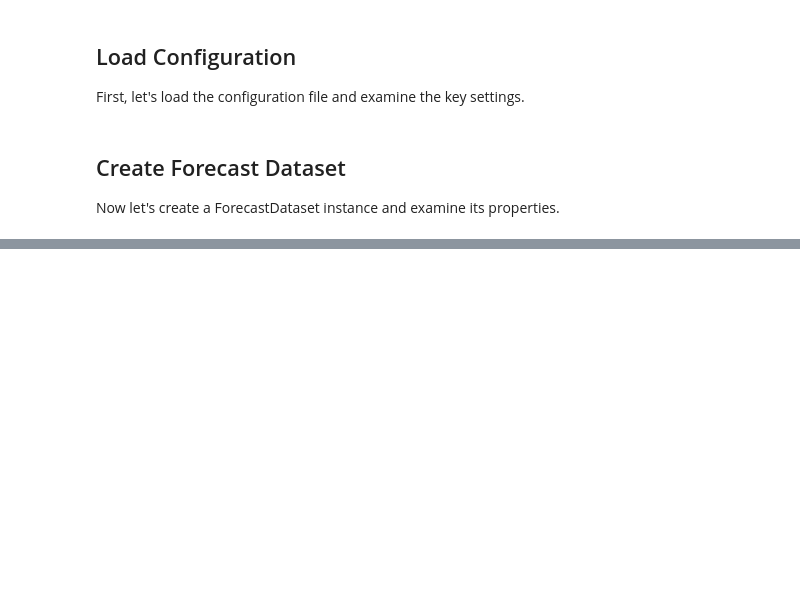
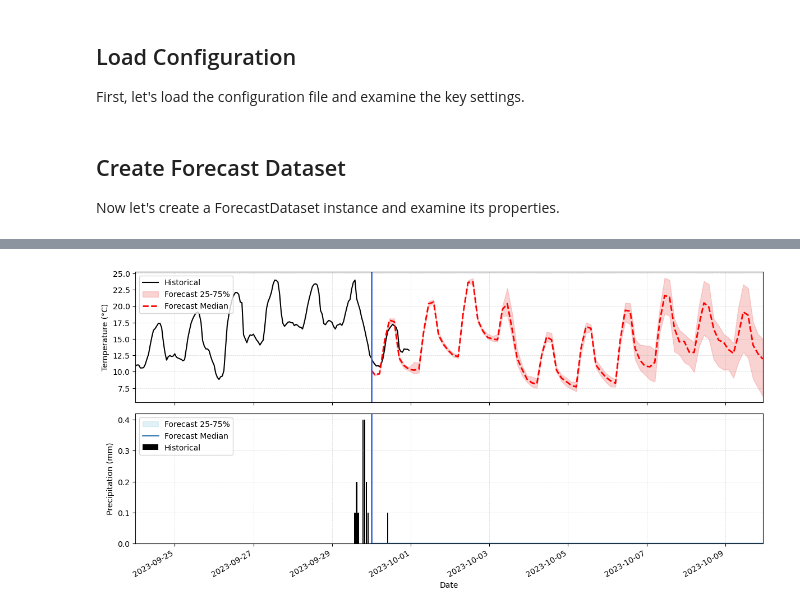
Before and after one commit to gjohnen1/neuralhydrology, a Jupyter notebook: operational_harz/gefs_10d_sample/load_online_forecast_dataset.ipynb, the cells around one changed output, grey strips where cells are left out. Saved outputs shown, nothing was run; the diff lists cells and outputs as text; code cells hidden in the pictures; blank space fills up the shorter version.

```diff
--- a/operational_harz/gefs_10d_sample/load_online_forecast_dataset.ipynb
+++ b/operational_harz/gefs_10d_sample/load_online_forecast_dataset.ipynb
@@ -35,0 +155,95 @@ dataset = OnlineForecastDataset(cfg=config, is_train=True, period='train')
+# %%
+# Plot temperature and precipitation around the latest forecast issue
+from matplotlib import dates as mdates
+
+basin_id = str(xr_dataset['basin'].values[0])
+print(f'Plotting basin: {basin_id}')
+
+def _prefixed(prefix: str, candidates: list[str]) -> list[str]:
+    return [name for name in candidates if name.startswith(prefix)]
+
+temp_hist_var = next((name for name in hist_vars if name.startswith('temperature_2m')), None)
+if temp_hist_var is None:
+    raise ValueError('No historical temperature variable found; adjust the prefix search.')
+
+temp_fcst_candidates = _prefixed('temperature_2m', forecast_vars)
+temp_q25_var = next((name for name in temp_fcst_candidates if name.endswith('_q25')), None)
+temp_q50_var = next((name for name in temp_fcst_candidates if name.endswith('_q50')), None)
+temp_q75_var = next((name for name in temp_fcst_candidates if name.endswith('_q75')), None)
+if not all([temp_q25_var, temp_q50_var, temp_q75_var]):
+    raise ValueError('Expected temperature forecast quantiles (_q25/_q50/_q75) are missing.')
+
+prec_hist_var = next((name for name in hist_vars if name.startswith('precipitation')), None)
+if prec_hist_var is None:
+    precip_fallbacks = [name for name in hist_vars if 'rain' in name.lower()]
+    if not precip_fallbacks:
+        raise ValueError('No historical precipitation variable found; adjust the prefix search.')
+    prec_hist_var = precip_fallbacks[0]
+
+prec_fcst_candidates = _prefixed('precipitation', forecast_vars)
+prec_q25_var = next((name for name in prec_fcst_candidates if name.endswith('_q25')), None)
+prec_q50_var = next((name for name in prec_fcst_candidates if name.endswith('_q50')), None)
+prec_q75_var = next((name for name in prec_fcst_candidates if name.endswith('_q75')), None)
+if not all([prec_q25_var, prec_q50_var, prec_q75_var]):
+    raise ValueError('Expected precipitation forecast quantiles (_q25/_q50/_q75) are missing.')
+
+basin_ds = xr_dataset.sel(basin=basin_id)
+
+temp_history = basin_ds[temp_hist_var].to_series().dropna()
+prec_history = basin_ds[prec_hist_var].to_series().dropna()
+
+latest_issue = basin_ds[temp_q50_var]['issue_time'].values[-1]
+issue_datetime = pd.to_datetime(latest_issue)
+
+temp_q25_da = basin_ds[temp_q25_var].sel(issue_time=latest_issue)
+temp_q50_da = basin_ds[temp_q50_var].sel(issue_time=latest_issue)
+temp_q75_da = basin_ds[temp_q75_var].sel(issue_time=latest_issue)
+lead_times = temp_q50_da['lead_time'].values
+forecast_index = issue_datetime + pd.to_timedelta(lead_times)
+
+temp_q50 = pd.Series(temp_q50_da.values, index=forecast_index).dropna()
+temp_q25 = pd.Series(temp_q25_da.values, index=forecast_index).reindex(temp_q50.index).interpolate(limit_direction='both')
+temp_q75 = pd.Series(temp_q75_da.values, index=forecast_index).reindex(temp_q50.index).interpolate(limit_direction='both')
+
+prec_q25_da = basin_ds[prec_q25_var].sel(issue_time=latest_issue)
+prec_q50_da = basin_ds[prec_q50_var].sel(issue_time=latest_issue)
+prec_q75_da = basin_ds[prec_q75_var].sel(issue_time=latest_issue)
+prec_q50 = pd.Series(prec_q50_da.values, index=forecast_index).dropna()
+prec_q25 = pd.Series(prec_q25_da.values, index=forecast_index).reindex(prec_q50.index).interpolate(limit_direction='both')
+prec_q75 = pd.Series(prec_q75_da.values, index=forecast_index).reindex(prec_q50.index).interpolate(limit_direction='both')
+
+plot_start = issue_datetime - pd.Timedelta(days=6)
+temp_hist_window = temp_history[temp_history.index >= plot_start]
+prec_hist_window = prec_history[prec_history.index >= plot_start]
+
+if len(prec_hist_window.index) > 1:
+    delta_seconds = (prec_hist_window.index[1] - prec_hist_window.index[0]).to_numpy() / np.timedelta64(1, 's')
+    bar_width = delta_seconds / (24 * 3600) * 0.8
+else:
+    bar_width = (1 / 24) * 0.8
+
+fig, (ax_temp, ax_prec) = plt.subplots(2, 1, figsize=(12, 6), sharex=True)
+
+ax_temp.plot(temp_hist_window.index, temp_hist_window.values, color='black', label='Historical')
+ax_temp.fill_between(temp_q25.index, temp_q25.values, temp_q75.values, color='lightcoral', alpha=0.35, label='Forecast 25-75%')
+ax_temp.plot(temp_q50.index, temp_q50.values, color='red', linestyle='--', linewidth=2, label='Forecast Median')
+ax_temp.axvline(issue_datetime, color='royalblue', linewidth=2)
+ax_temp.set_ylabel('Temperature (°C)')
+ax_temp.legend(loc='upper left')
+ax_temp.grid(True, linestyle='--', linewidth=0.5, alpha=0.5)
+
+ax_prec.bar(prec_hist_window.index, prec_hist_window.values, width=bar_width, color='black', align='center', label='Historical')
+ax_prec.fill_between(prec_q25.index, prec_q25.values, prec_q75.values, color='lightblue', alpha=0.35, label='Forecast 25-75%')
+ax_prec.plot(prec_q50.index, prec_q50.values, color='steelblue', linewidth=2, label='Forecast Median')
+ax_prec.axvline(issue_datetime, color='royalblue', linewidth=2)
+ax_prec.set_ylabel('Precipitation (mm)')
+ax_prec.legend(loc='upper left')
+ax_prec.grid(True, linestyle='--', linewidth=0.5, alpha=0.5)
+
+ax_prec.set_xlabel('Date')
+ax_prec.set_xlim([plot_start, prec_q50.index[-1]])
+ax_prec.xaxis.set_major_formatter(mdates.DateFormatter('%Y-%m-%d'))
+fig.autofmt_xdate()
+plt.tight_layout()
+plt.show()
+# %% [output]
@@ -35,0 +251 @@ dataset = OnlineForecastDataset(cfg=config, is_train=True, period='train')
+[figure, added]
```
Also changed, not shown: parts of 7 cells of this notebook.
